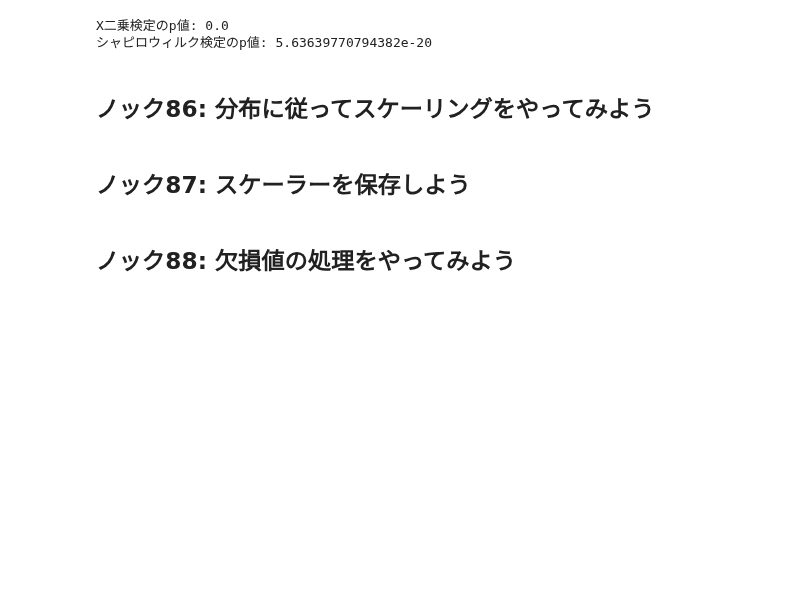
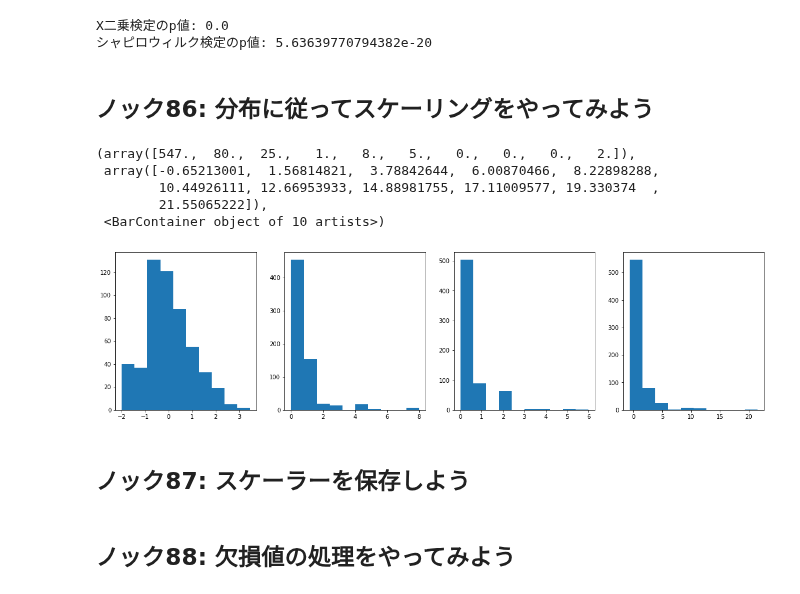
Before and after one commit to winuim/python-process-visualization-100, a Jupyter notebook: chapter-7/src/chapter-7.ipynb, the cells around one changed output. Drawn from its saved outputs; the diff is of its cells as text; code cells hidden in the pictures; blank space fills up the shorter version.

```diff
--- a/chapter-7/src/chapter-7.ipynb
+++ b/chapter-7/src/chapter-7.ipynb
@@ -246,6 +246,32 @@ X二乗検定のp値: 0.0
 シャピロウィルク検定のp値: 5.63639770794382e-20
 # %% [markdown]
 ## ノック86: 分布に従ってスケーリングをやってみよう
+# %%
+from sklearn.preprocessing import RobustScaler, StandardScaler
+
+age_scaler = StandardScaler()
+sibsp_scaler = RobustScaler()
+parch_scaler = RobustScaler()
+fare_scaler = RobustScaler()
+# %%
+train_ds["age"] = age_scaler.fit_transform(train_ds["age"].values.reshape(-1, 1))
+train_ds["sibsp"] = sibsp_scaler.fit_transform(train_ds["sibsp"].values.reshape(-1, 1))
+train_ds["parch"] = parch_scaler.fit_transform(train_ds["parch"].values.reshape(-1, 1))
+train_ds["fare"] = fare_scaler.fit_transform(train_ds["fare"].values.reshape(-1, 1))
+# %%
+import matplotlib.pyplot as plt
+fix, axes = plt.subplots(ncols=4, figsize=(20, 5))
+axes[0].hist(train_ds.age)
+axes[1].hist(train_ds.sibsp)
+axes[2].hist(train_ds.parch)
+axes[3].hist(train_ds.fare)
+# %% [output]
+(array([547.,  80.,  25.,   1.,   8.,   5.,   0.,   0.,   0.,   2.]),
+ array([-0.65213001,  1.56814821,  3.78842644,  6.00870466,  8.22898288,
+        10.44926111, 12.66953933, 14.88981755, 17.11009577, 19.330374  ,
+        21.55065222]),
+ <BarContainer object of 10 artists>)
+[figure, added]
 # %% [markdown]
 ## ノック87: スケーラーを保存しよう
 # %% [markdown]
```
